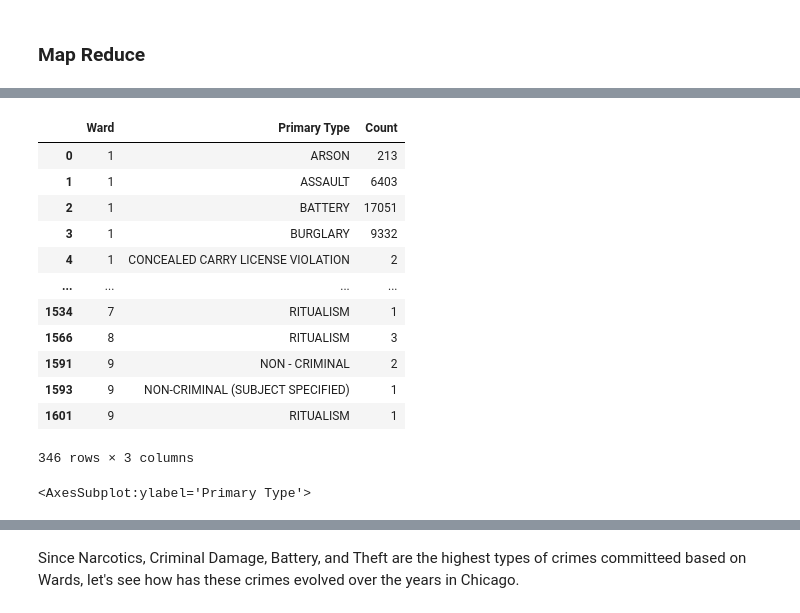
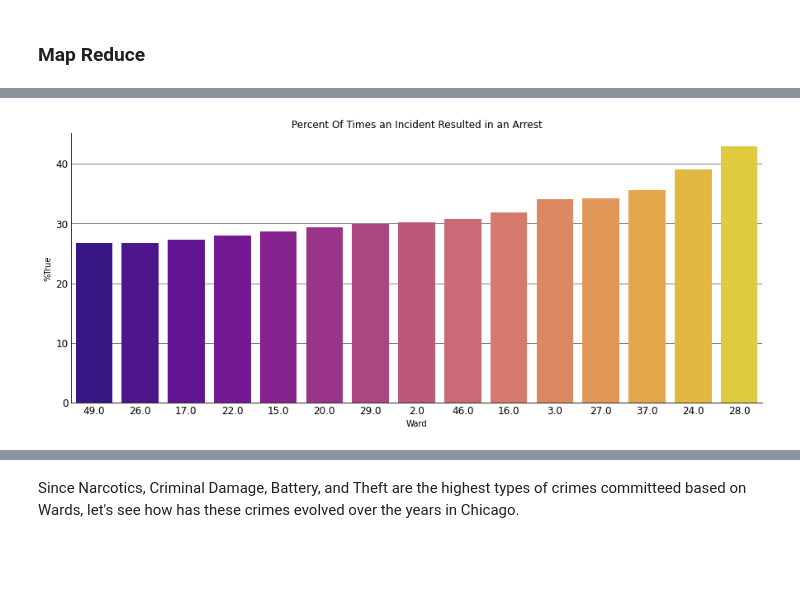
Before and after one commit to jimitbhalavat/CS435TermProject, a Jupyter notebook: TermProject.ipynb, the cells around one changed output, grey strips where cells are left out. Saved outputs shown, nothing was run; the diff lists cells and outputs as text; code cells hidden in the pictures; blank space fills up the shorter version.

Commit message:
GRAPHS

```diff
--- a/TermProject.ipynb
+++ b/TermProject.ipynb
@@ -84,22 +75,12 @@ temp.head()
-# %%
-ward = pd.read_csv('MR_Results/Ward_PrimaryType.csv')
-ward.groupby(by=['Primary Type']).head()
-# %% [output]
-|  | Ward | Primary Type | Count |
-| 0 | 1 | ARSON | 213 |
-| 1 | 1 | ASSAULT | 6403 |
-| 2 | 1 | BATTERY | 17051 |
-| 3 | 1 | BURGLARY | 9332 |
-| 4 | 1 | CONCEALED CARRY LICENSE VIOLATION | 2 |
-| ... | ... | ... | ... |
-| 1534 | 7 | RITUALISM | 1 |
-| 1566 | 8 | RITUALISM | 3 |
-| 1591 | 9 | NON - CRIMINAL | 2 |
-| 1593 | 9 | NON-CRIMINAL (SUBJECT SPECIFIED) | 1 |
-| 1601 | 9 | RITUALISM | 1 |
-346 rows × 3 columns
-# %%
-ward_temp = ward[['Primary Type', 'Count']]
-ward_temp.groupby('Primary Type').sum().sort_values(by = ['Count'], ascending = False).head(4).plot(kind = 'barh')
-# %% [output]
-<AxesSubplot:ylabel='Primary Type'>
+# %%
+fig,ax = plt.subplots(figsize=(15,6))
+sns.barplot(x='Ward',y='%True',data=df,ci=95,ax=ax,
+    order = df.sort_values("%True").Ward, palette = 'plasma')
+ax.set_title('Percent Of Times an Incident Resulted in an Arrest')
+ax.tick_params(labelsize=12,length=0)
+ax.yaxis.grid(linewidth=0.5,color='black')
+ax.set_axisbelow(True)
+ax.spines['top'].set_visible(False)
+ax.spines['right'].set_visible(False)
+# %% [output]
+[figure, added]
```
Also changed, not shown: parts of 8 cells of this notebook.
